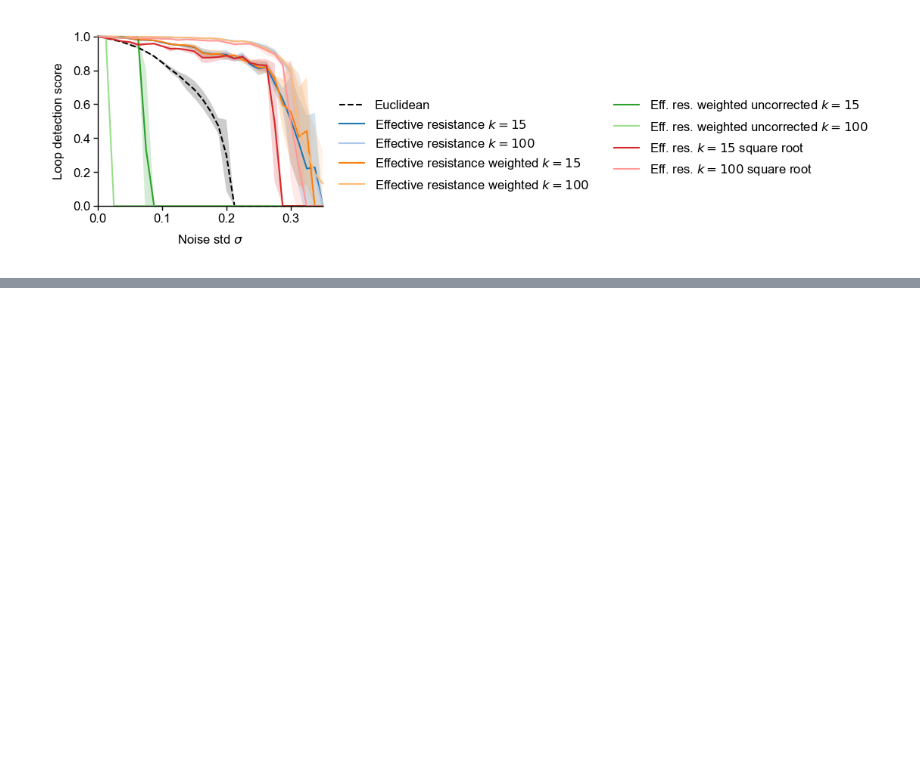
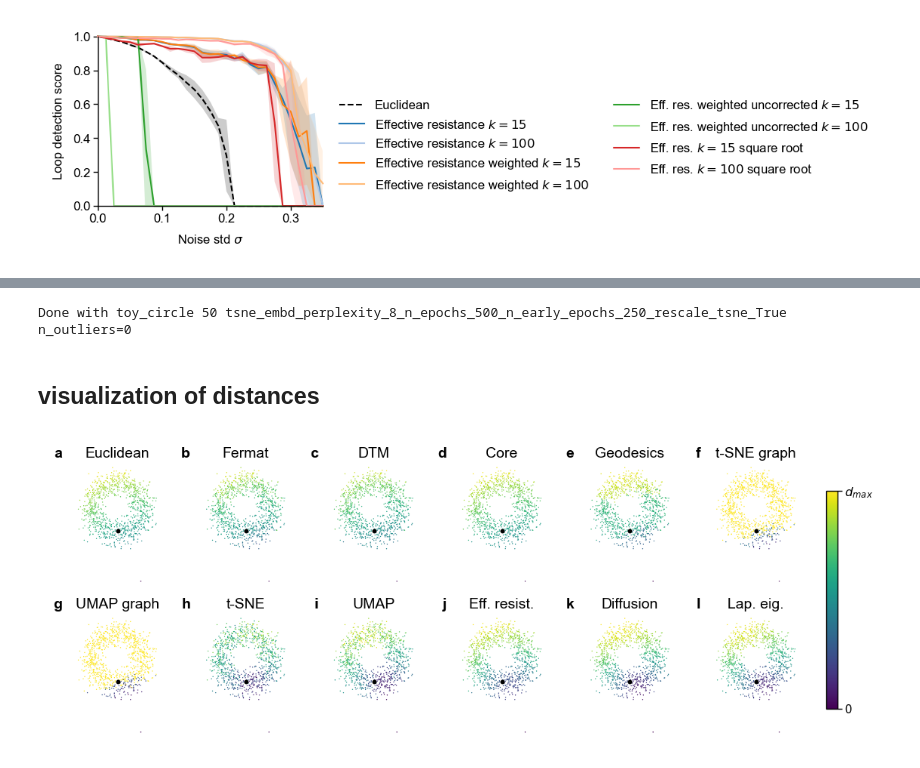
Before and after one commit to berenslab/eff-ph, a Jupyter notebook: notebooks/fig_circle.ipynb, the cells around one changed output, grey strips where cells are left out. Saved outputs shown, nothing was run; the diff lists cells and outputs as text; code cells hidden in the pictures; blank space fills up the shorter version.

```diff
--- a/notebooks/fig_circle.ipynb
+++ b/notebooks/fig_circle.ipynb
@@ -250,0 +282,4 @@ fig.savefig(os.path.join(fig_path, "fig_toy_circle_eff_res.pdf"))
+# %%
+all_res = load_multiple_res(datasets="toy_circle", distances=distances, root_path=root_path, n=n, embd_dims=embd_dim, sigmas=sigmas, seeds=seeds, n_threads=10)
+# %% [output]
+Done with toy_circle 50 tsne_embd_perplexity_8_n_epochs_500_n_early_epochs_250_rescale_tsne_True n_outliers=0
@@ -250,0 +292,2 @@ fig.savefig(os.path.join(fig_path, "fig_toy_circle_eff_res.pdf"))
+# %%
+embeddings = [load_dict(os.path.join(root_path, "toy_circle", embd_file_name))["embds"][-1] for embd_file_name in embd_file_names]
@@ -250,0 +353,2 @@ fig.savefig(os.path.join(fig_path, "fig_toy_circle_eff_res.pdf"))
+# %% [markdown]
+## visualization of distances
@@ -250,0 +369,45 @@ fig.savefig(os.path.join(fig_path, "fig_toy_circle_eff_res.pdf"))
+# %%
+dists = {}
+for dist in distances.keys():
+    if not dist.endswith("_embd"):
+        dists[dist] = get_dist(x=data, distance=dist, **distances[dist][0])
+    else:
+        dists[dist] = get_dist(x=data,
+                               distance=dist,
+                               **distances[dist][0],
+                               root_path=os.path.join(root_path, dataset),
+                               dataset=f"n_{n}_d_{d}_ortho_gauss_sigma_{sigma}")
+# %%
+pca = PCA(n_components=2).fit_transform(data)
+
+mds = {dist: MDS(2, eps=1e-6, max_iter=6000, dissimilarity="precomputed").fit_transform(dists[dist]) for dist in dists.keys()}
+# %%
+ncols = 6
+fig, ax = plt.subplots(ncols=ncols, nrows=n_dists // ncols, figsize=(5.5, 2))
+letters = "abcdefghijklmnopqrstuvwxyz"
+point_id = 3
+
+theta = -np.arccos((pca[point_id] / np.linalg.norm(pca[point_id])).dot(np.array([0, 1]))) + np.pi
+rot = np.array([[np.cos(theta), -np.sin(theta)],
+                     [np.sin(theta), np.cos(theta)]])
+
+pca_rot = pca @ rot
+for i, dist in enumerate(dists.keys()):
+    r, c = i // ncols, i % ncols
+    scatter = plot_scatter(ax[r, c], x=pca_rot, y=dists[dist][0], cmap="viridis", scalebar=False, alpha=1)
+    ax[r, c].scatter(*pca_rot[point_id], s=5, c="k")
+    ax[r, c].set_title(
+        letters[i],
+        loc="left",
+        ha="right",
+        fontweight="bold",
+    )
+    ax[r, c].set_title(dist_to_print[dist])
+cbar= fig.colorbar(scatter, ax=ax, shrink=0.8, pad=0.02 )
+cbar.ax.set_yticks([0, scatter.get_clim()[1]])
+
+cbar.ax.set_yticklabels(["0", "$d_{max}$"])
+
+fig.savefig(os.path.join(fig_path, "fig_toy_circle_distances_pca.pdf"))
+# %% [output]
+[figure, added]
```
Also changed, not shown: parts of 11 cells of this notebook, 14 other files.
